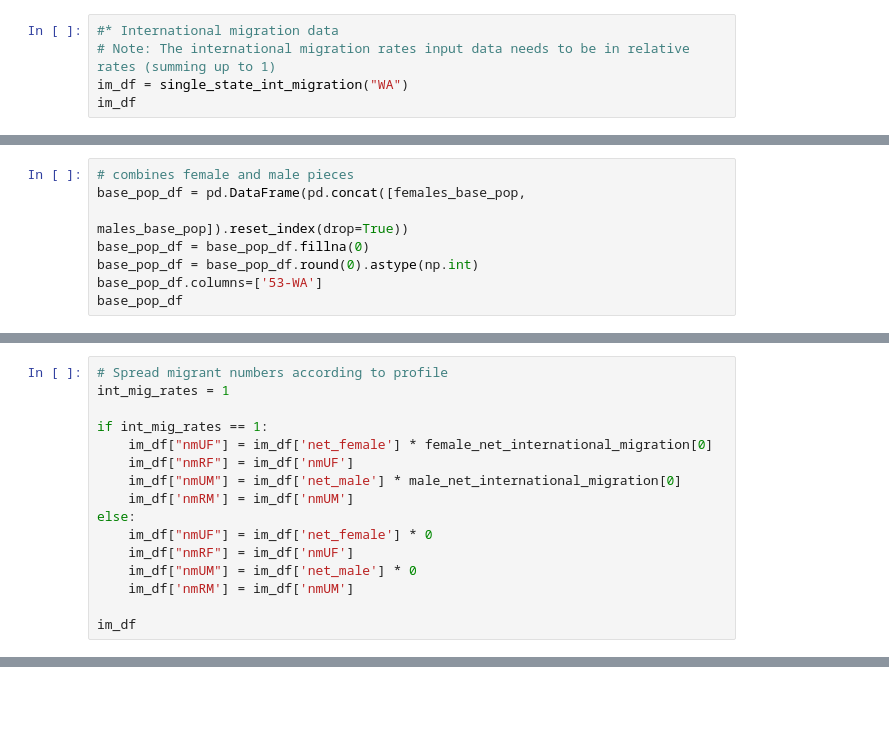
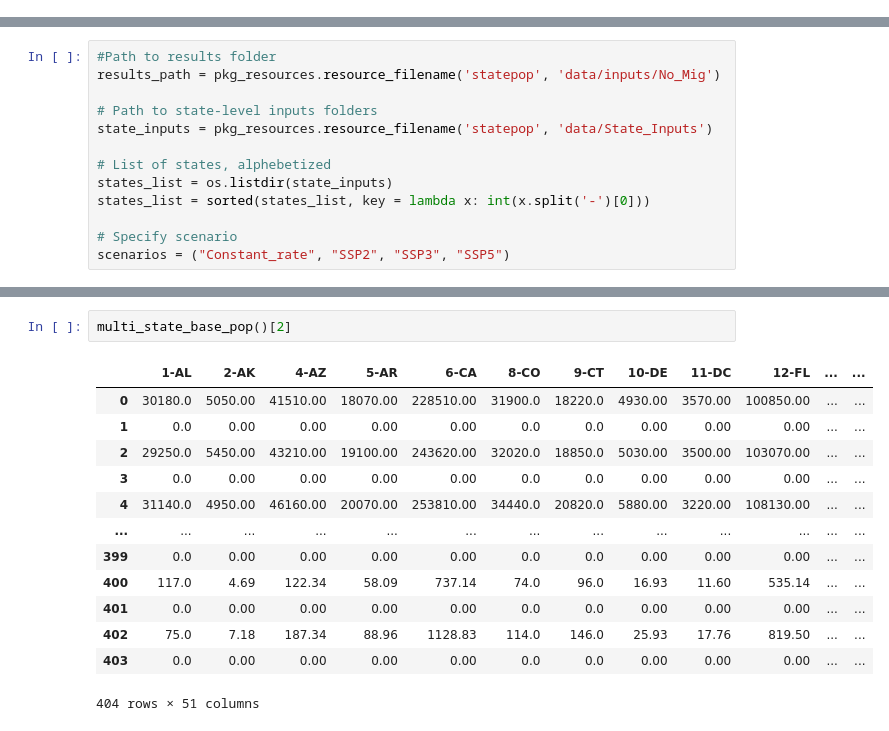
Before and after one commit to IMMM-SFA/statepop, a Jupyter notebook: statepop/debugging.ipynb, the cells around one changed output, grey strips where cells are left out. Cells and saved outputs as stored; diff of their text form; blank space fills up the shorter version.

```diff
--- a/statepop/debugging.ipynb
+++ b/statepop/debugging.ipynb
@@ -220,5 +0,0 @@ bp_df
-# %%
-#* International migration data
-# Note: The international migration rates input data needs to be in relative rates (summing up to 1)
-im_df = single_state_int_migration("WA")
-im_df
@@ -280,8 +0,0 @@ Length: 202, dtype: float64
-# %%
-# combines female and male pieces
-base_pop_df = pd.DataFrame(pd.concat([females_base_pop,
-                                           males_base_pop]).reset_index(drop=True))
-base_pop_df = base_pop_df.fillna(0)
-base_pop_df = base_pop_df.round(0).astype(np.int)
-base_pop_df.columns=['53-WA']
-base_pop_df
@@ -302,16 +0,0 @@ base_pop_df
-# %%
-# Spread migrant numbers according to profile
-int_mig_rates = 1
-
-if int_mig_rates == 1:
-    im_df["nmUF"] = im_df['net_female'] * female_net_international_migration[0]
-    im_df["nmRF"] = im_df['nmUF']
-    im_df["nmUM"] = im_df['net_male'] * male_net_international_migration[0]
-    im_df['nmRM'] = im_df['nmUM']
-else:
-    im_df["nmUF"] = im_df['net_female'] * 0
-    im_df["nmRF"] = im_df['nmUF']
-    im_df["nmUM"] = im_df['net_male'] * 0
-    im_df['nmRM'] = im_df['nmUM']
-
-im_df
@@ -446,0 +13,13 @@ def multi_state_base_pop_df(state_dirs, year_start=2010, year_through=2100, time
+# %%
+#Path to results folder
+results_path = pkg_resources.resource_filename('statepop', 'data/inputs/No_Mig')
+
+# Path to state-level inputs folders
+state_inputs = pkg_resources.resource_filename('statepop', 'data/State_Inputs')
+
+# List of states, alphebetized
+states_list = os.listdir(state_inputs)
+states_list = sorted(states_list, key = lambda x: int(x.split('-')[0]))
+
+# Specify scenario
+scenarios = ("Constant_rate", "SSP2", "SSP3", "SSP5")
@@ -446,0 +267,16 @@ def multi_state_base_pop_df(state_dirs, year_start=2010, year_through=2100, time
+# %%
+multi_state_base_pop()[2]
+# %% [output]
+|  | 1-AL | 2-AK | 4-AZ | 5-AR | 6-CA | 8-CO | 9-CT | 10-DE | 11-DC | 12-FL | ... | ... |
+| 0 | 30180.0 | 5050.00 | 41510.00 | 18070.00 | 228510.00 | 31900.0 | 18220.0 | 4930.00 | 3570.00 | 100850.00 | ... | ... |
+| 1 | 0.0 | 0.00 | 0.00 | 0.00 | 0.00 | 0.0 | 0.0 | 0.00 | 0.00 | 0.00 | ... | ... |
+| 2 | 29250.0 | 5450.00 | 43210.00 | 19100.00 | 243620.00 | 32020.0 | 18850.0 | 5030.00 | 3500.00 | 103070.00 | ... | ... |
+| 3 | 0.0 | 0.00 | 0.00 | 0.00 | 0.00 | 0.0 | 0.0 | 0.00 | 0.00 | 0.00 | ... | ... |
+| 4 | 31140.0 | 4950.00 | 46160.00 | 20070.00 | 253810.00 | 34440.0 | 20820.0 | 5880.00 | 3220.00 | 108130.00 | ... | ... |
+| ... | ... | ... | ... | ... | ... | ... | ... | ... | ... | ... | ... | ... |
+| 399 | 0.0 | 0.00 | 0.00 | 0.00 | 0.00 | 0.0 | 0.0 | 0.00 | 0.00 | 0.00 | ... | ... |
+| 400 | 117.0 | 4.69 | 122.34 | 58.09 | 737.14 | 74.0 | 96.0 | 16.93 | 11.60 | 535.14 | ... | ... |
+| 401 | 0.0 | 0.00 | 0.00 | 0.00 | 0.00 | 0.0 | 0.0 | 0.00 | 0.00 | 0.00 | ... | ... |
+| 402 | 75.0 | 7.18 | 187.34 | 88.96 | 1128.83 | 114.0 | 146.0 | 25.93 | 17.76 | 819.50 | ... | ... |
+| 403 | 0.0 | 0.00 | 0.00 | 0.00 | 0.00 | 0.0 | 0.0 | 0.00 | 0.00 | 0.00 | ... | ... |
+404 rows × 51 columns
```
Also changed, not shown: parts of 44 cells of this notebook, 2 other files.
